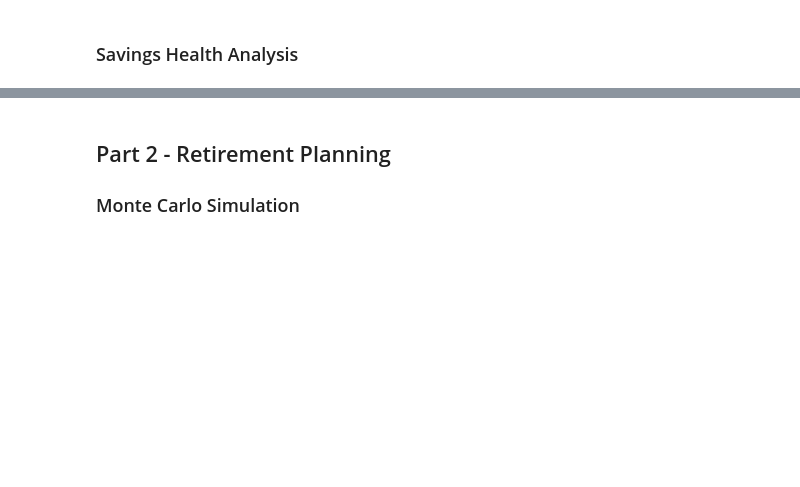
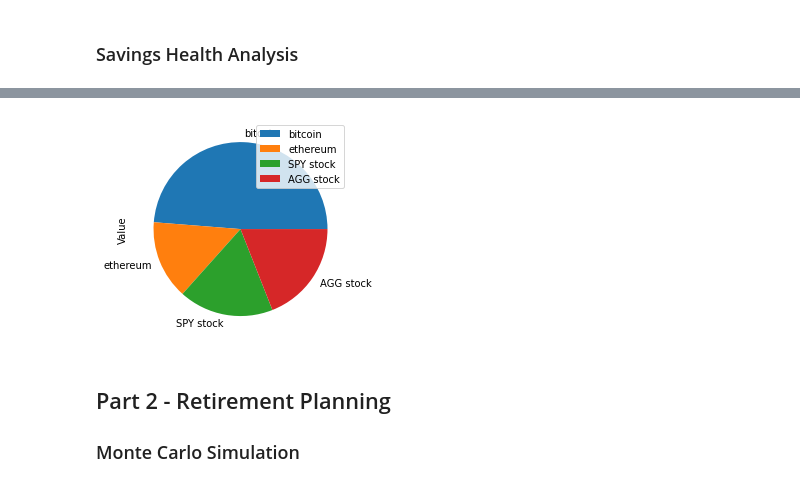
Before and after one commit to etholpalmer/Financial-Planning, a Jupyter notebook: financial-planner.ipynb, the cells around one changed output, grey strips where cells are left out. Cells and saved outputs as stored; diff of their text form; code cells hidden in the pictures; blank space fills up the shorter version.

Commit message:
Plotted the Savings Pie Chart

```diff
--- a/financial-planner.ipynb
+++ b/financial-planner.ipynb
@@ -231,0 +221,15 @@ display(df_savings)
+# %%
+# Set monthly household income
+avg_hh_income = 12_000
+
+# Consolidate financial assets data
+assets =[{'bitcoin':my_btc_value},{'ethereum':my_eth_value},{'SPY stock':my_spy_value},{'AGG stock':my_agg_value}]
+assets = {'Asset':['bitcoin','ethereum','SPY stock','AGG stock'],
+          'Value':[my_btc_value,my_eth_value,my_spy_value,my_agg_value]}
+
+# Create savings DataFrame
+df_savings = pd.DataFrame(data=assets, index=['bitcoin','ethereum','SPY stock','AGG stock'])
+xidx = df_savings['Asset'].to_list()
+
+# Display savings DataFrame
+display(df_savings)
@@ -232,6 +242,10 @@ display(df_savings)
 # %%
 # Plot savings pie chart
-# YOUR CODE HERE!
+plt.show(
+    df_savings.plot.pie(y='Value')
+)
+# %% [output]
+[figure, added]
 # %%
 # Set ideal emergency fund
 emergency_fund = monthly_income * 3
```
Also changed, not shown: parts of 3 cells of this notebook.
